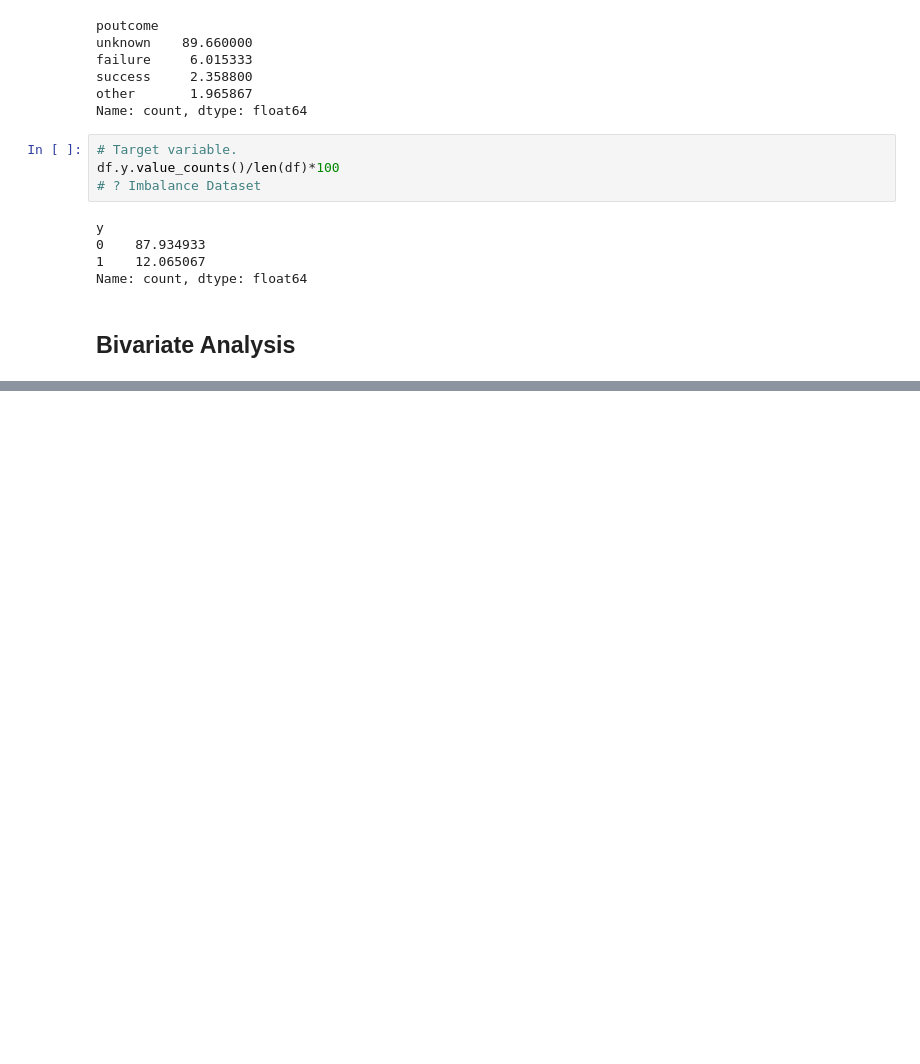
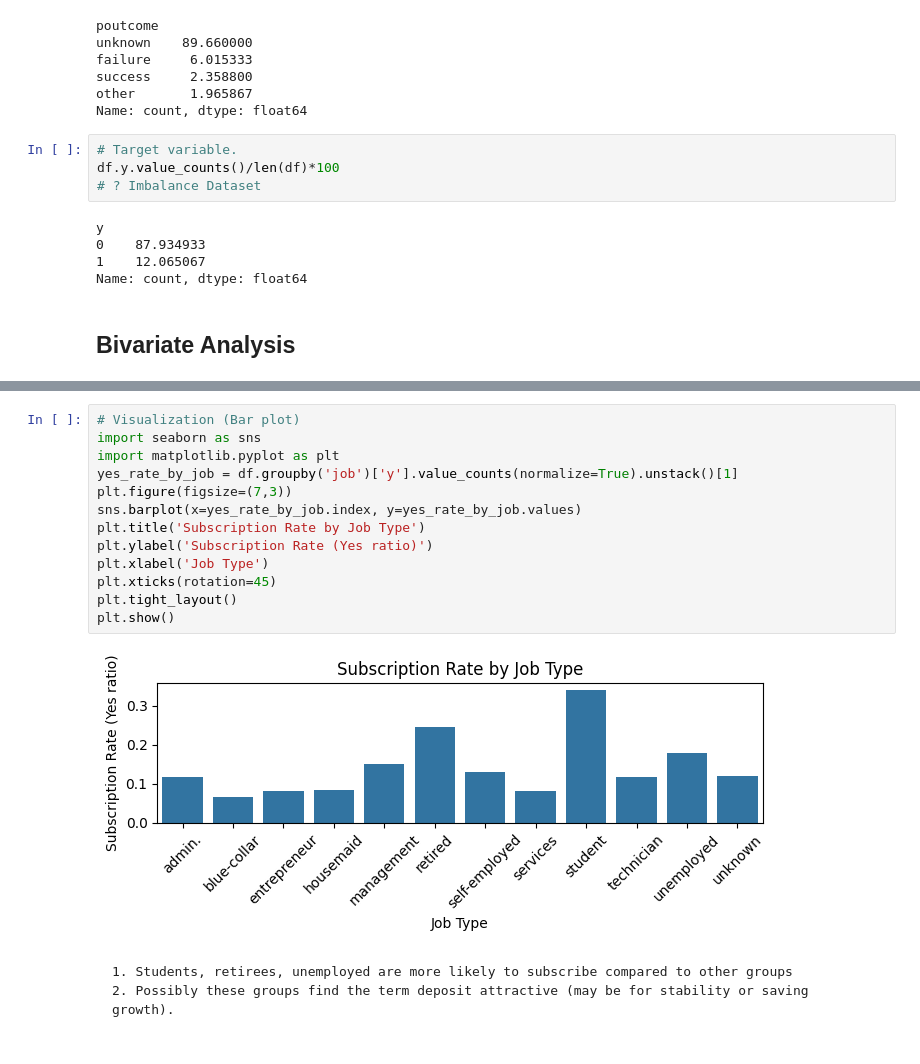
Before and after one commit to Raushan999/Kaggle_Exercise, a Jupyter notebook: notebooks/01_data_preprocessing.ipynb, the cells around one changed output, grey strips where cells are left out. Drawn from its saved outputs; the diff is of its cells as text; blank space fills up the shorter version.

````diff
--- a/notebooks/01_data_preprocessing.ipynb
+++ b/notebooks/01_data_preprocessing.ipynb
@@ -369,0 +435,21 @@ df.
+# %%
+# Visualization (Bar plot)
+import seaborn as sns
+import matplotlib.pyplot as plt
+yes_rate_by_job = df.groupby('job')['y'].value_counts(normalize=True).unstack()[1]
+plt.figure(figsize=(7,3))
+sns.barplot(x=yes_rate_by_job.index, y=yes_rate_by_job.values)
+plt.title('Subscription Rate by Job Type')
+plt.ylabel('Subscription Rate (Yes ratio)')
+plt.xlabel('Job Type')
+plt.xticks(rotation=45)
+plt.tight_layout()
+plt.show()
+# %% [output]
+[figure, added]
+# %% [markdown]
+```
+1. Students, retirees, unemployed are more likely to subscribe compared to other groups
+2. Possibly these groups find the term deposit attractive (may be for stability or saving growth).
+
+```
````
Also changed, not shown: parts of 16 cells of this notebook, 1 other file.
